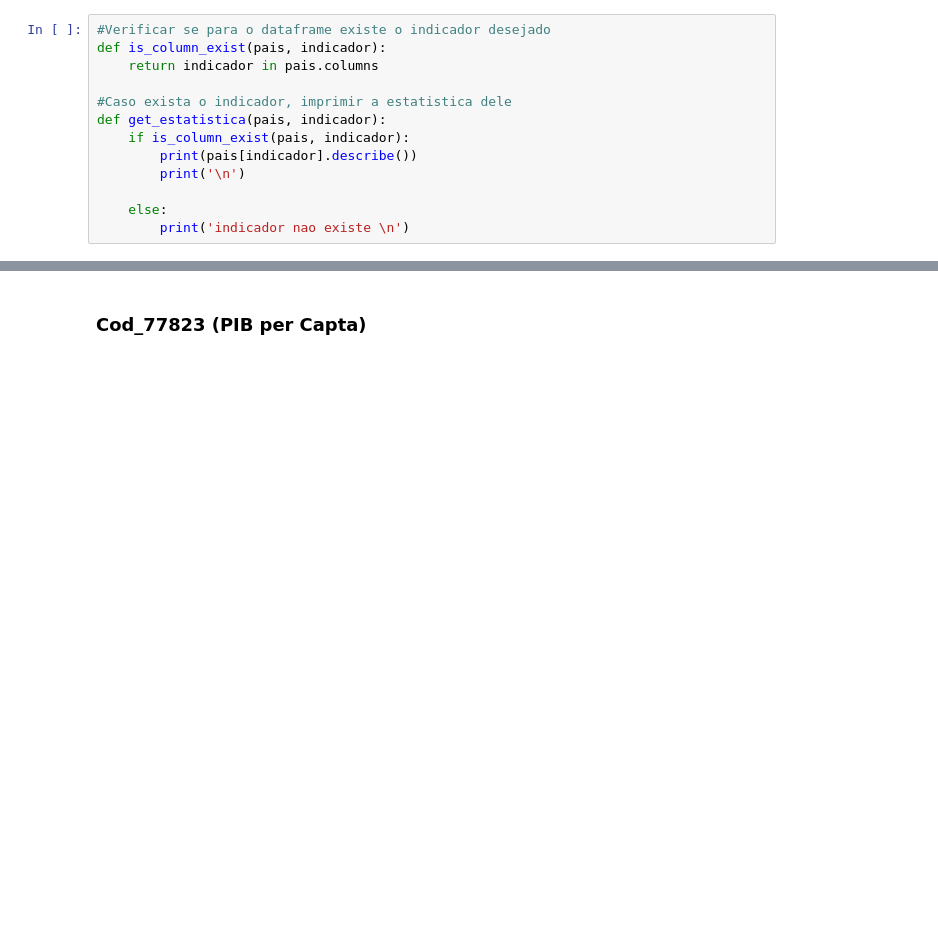
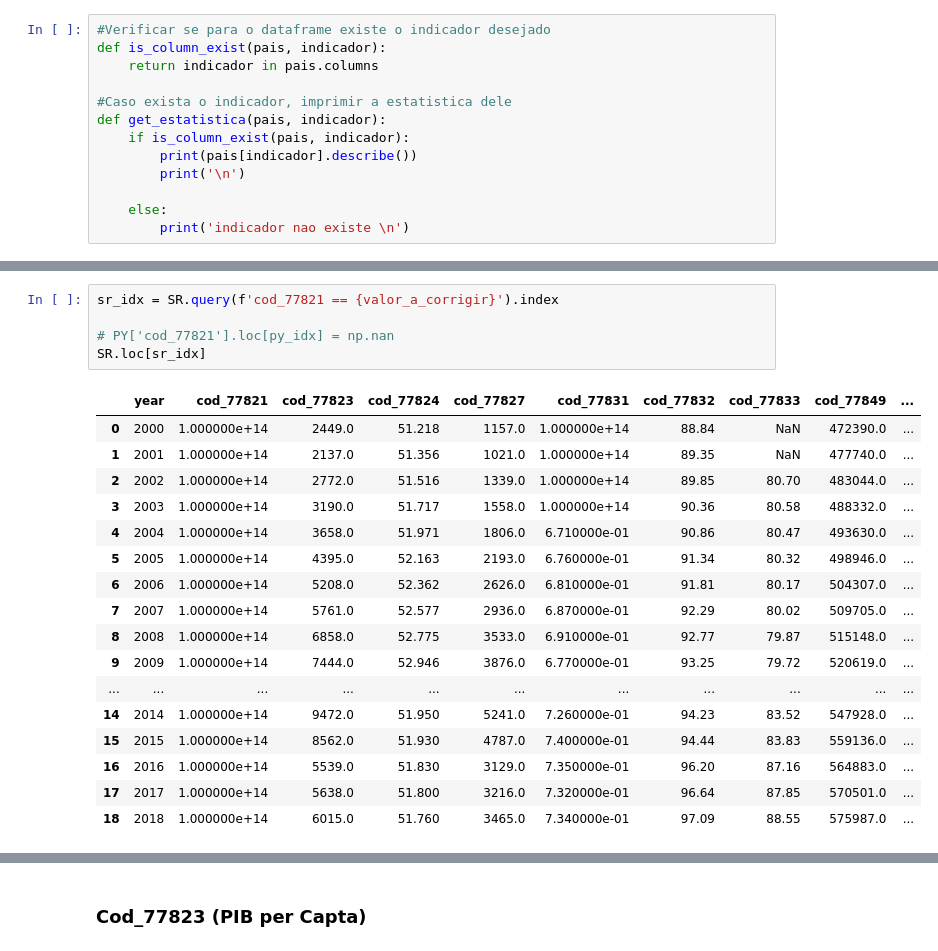
Before and after one commit to JohnnyYamanaka/data-science-portfolio, a Jupyter notebook: analisando-indicadores-IBGE/notebooks/limpeza-dos-dados.ipynb, the cells around one changed output, grey strips where cells are left out. Saved outputs shown, nothing was run; the diff lists cells and outputs as text; blank space fills up the shorter version.

```diff
--- a/analisando-indicadores-IBGE/notebooks/limpeza-dos-dados.ipynb
+++ b/analisando-indicadores-IBGE/notebooks/limpeza-dos-dados.ipynb
@@ -395,0 +467,23 @@ VE:  0.9999
+# %%
+sr_idx = SR.query(f'cod_77821 == {valor_a_corrigir}').index
+
+# PY['cod_77821'].loc[py_idx] = np.nan
+SR.loc[sr_idx]
+# %% [output]
+|  | year | cod_77821 | cod_77823 | cod_77824 | cod_77827 | cod_77831 | cod_77832 | cod_77833 | cod_77849 | ... |
+| 0 | 2000 | 1.000000e+14 | 2449.0 | 51.218 | 1157.0 | 1.000000e+14 | 88.84 | NaN | 472390.0 | ... |
+| 1 | 2001 | 1.000000e+14 | 2137.0 | 51.356 | 1021.0 | 1.000000e+14 | 89.35 | NaN | 477740.0 | ... |
+| 2 | 2002 | 1.000000e+14 | 2772.0 | 51.516 | 1339.0 | 1.000000e+14 | 89.85 | 80.70 | 483044.0 | ... |
+| 3 | 2003 | 1.000000e+14 | 3190.0 | 51.717 | 1558.0 | 1.000000e+14 | 90.36 | 80.58 | 488332.0 | ... |
+| 4 | 2004 | 1.000000e+14 | 3658.0 | 51.971 | 1806.0 | 6.710000e-01 | 90.86 | 80.47 | 493630.0 | ... |
+| 5 | 2005 | 1.000000e+14 | 4395.0 | 52.163 | 2193.0 | 6.760000e-01 | 91.34 | 80.32 | 498946.0 | ... |
+| 6 | 2006 | 1.000000e+14 | 5208.0 | 52.362 | 2626.0 | 6.810000e-01 | 91.81 | 80.17 | 504307.0 | ... |
+| 7 | 2007 | 1.000000e+14 | 5761.0 | 52.577 | 2936.0 | 6.870000e-01 | 92.29 | 80.02 | 509705.0 | ... |
+| 8 | 2008 | 1.000000e+14 | 6858.0 | 52.775 | 3533.0 | 6.910000e-01 | 92.77 | 79.87 | 515148.0 | ... |
+| 9 | 2009 | 1.000000e+14 | 7444.0 | 52.946 | 3876.0 | 6.770000e-01 | 93.25 | 79.72 | 520619.0 | ... |
+| ... | ... | ... | ... | ... | ... | ... | ... | ... | ... | ... |
+| 14 | 2014 | 1.000000e+14 | 9472.0 | 51.950 | 5241.0 | 7.260000e-01 | 94.23 | 83.52 | 547928.0 | ... |
+| 15 | 2015 | 1.000000e+14 | 8562.0 | 51.930 | 4787.0 | 7.400000e-01 | 94.44 | 83.83 | 559136.0 | ... |
+| 16 | 2016 | 1.000000e+14 | 5539.0 | 51.830 | 3129.0 | 7.350000e-01 | 96.20 | 87.16 | 564883.0 | ... |
+| 17 | 2017 | 1.000000e+14 | 5638.0 | 51.800 | 3216.0 | 7.320000e-01 | 96.64 | 87.85 | 570501.0 | ... |
+| 18 | 2018 | 1.000000e+14 | 6015.0 | 51.760 | 3465.0 | 7.340000e-01 | 97.09 | 88.55 | 575987.0 | ... |
```
Also changed, not shown: parts of 27 cells of this notebook, 14 other files.
